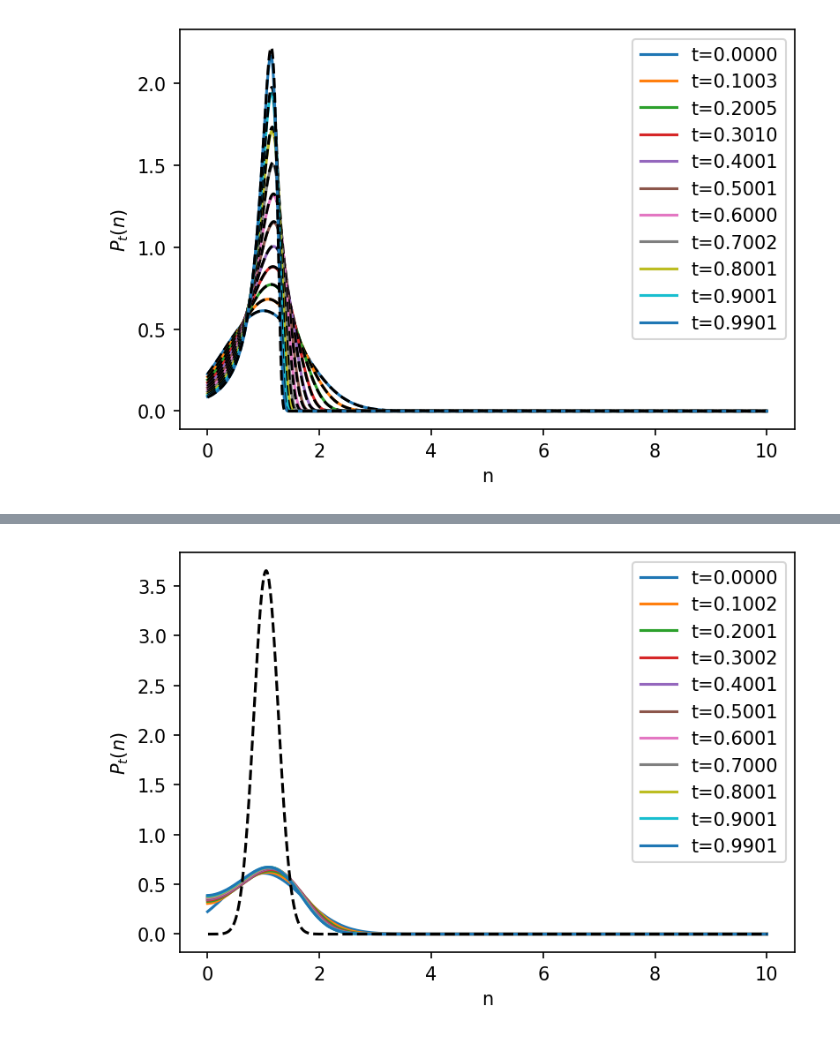
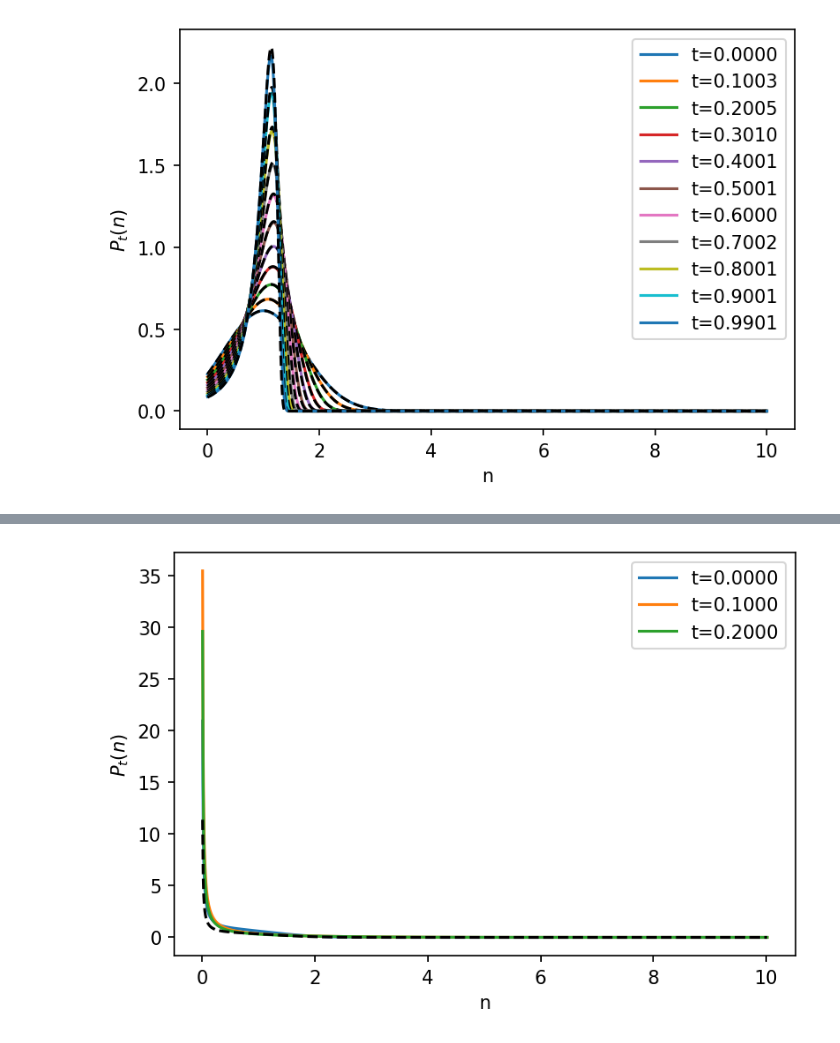
Before and after one commit to d4v1d-cub/Ecology, a Jupyter notebook: process_FokkerPlanck.ipynb, the cells around one changed output, grey strips where cells are left out. Cells and saved outputs as stored; diff of their text form; code cells hidden in the pictures.

```diff
--- a/process_FokkerPlanck.ipynb
+++ b/process_FokkerPlanck.ipynb
@@ -86,3 +109,20 @@ def plot_distr_compare_steady_state(grid, times, probs_in_time, times_to_plot,
     plt.ylabel(r'$P_t(n)$')
     plt.legend(loc='best')
     plt.show()
+# %%
+def plot_from_G_compare_steady_state(grid, times, probs_in_time, times_to_plot,
+                                     temp, lda):
+    plt.figure()
+    for i in range(len(times_to_plot)):
+        index = np.argmin(np.abs(times - times_to_plot[i]))
+        t = times[index]
+        prob = probs_in_time[index, :]
+        for j in range(len(prob)):
+            prob[j] = prob[j] * np.power(grid[j], lda / temp - 1)
+        plt.plot(grid, prob, label="t={:.4f}".format(t))
+    Pinf, offset = get_inf_P(temp, lda, grid)
+    plt.plot(grid[offset:], Pinf, linestyle='--', c='black')
+    plt.xlabel('n')
+    plt.ylabel(r'$P_t(n)$')
+    plt.legend(loc='best')
+    plt.show()
@@ -131,24 +207,24 @@ plot_distr(grid, times, prob_in_time, times_to_plot)
 # %%
-temp = "0.050"
-lda = "1.0e-01"
+temp = "0.500"
+lda = "1.0e-02"
 nmax = "10.00"
 npoints = "1000"
-tmax = "1.00"
+tmax = "10.00"
 atol = "1.0e-06"
 rtol = "1.0e-06"
 dt0 = "1.0e-06"
 n0 = "1.00"
 sigma0 = "0.71"
-ts = "0.0100"
+ts = "0.0050"
 maxiter = "10000"
 filtersize = "5"
 sigmaf = "1.000"
-filename = f'Debug/FokkerPlanck_single_var_temp_{temp}_lambda_{lda}_nmax_{nmax}_npoints_{npoints}_tmax_{tmax}_atol_{atol}_rtol_{rtol}_dt0_{dt0}_n0_{n0}_sigma0_{sigma0}_ts_{ts}_maxiter_{maxiter}_filtersize_{filtersize}_sigmaf_{sigmaf}.txt'
-times_to_plot = [0, 0.1, 0.2, 0.3, 0.4, 0.5, 0.6, 0.7, 0.8, 0.9, 1.0]
+filename = f'Debug/FokkerPlanck_single_var_avoid_divergence_G_temp_{temp}_lambda_{lda}_nmax_{nmax}_npoints_{npoints}_tmax_{tmax}_atol_{atol}_rtol_{rtol}_dt0_{dt0}_n0_{n0}_sigma0_{sigma0}_ts_{ts}_maxiter_{maxiter}_filtersize_{filtersize}_sigmaf_{sigmaf}.txt'
+times_to_plot = [0, 0.1, 0.2]
 grid, times, prob_in_time, temp, lda, n0, sigma0 = read_P(filename)
-plot_distr_compare_steady_state(grid, times, prob_in_time, times_to_plot, temp, lda)
+plot_from_G_compare_steady_state(grid, times, prob_in_time, times_to_plot, temp, lda)
 # %% [output]
-[figure, old version]
+[figure, new version]
 # %%
 temp = "0.500"
 lda = "1.0e-02"
```
Also changed, not shown: parts of 8 cells of this notebook, 1 other file.
